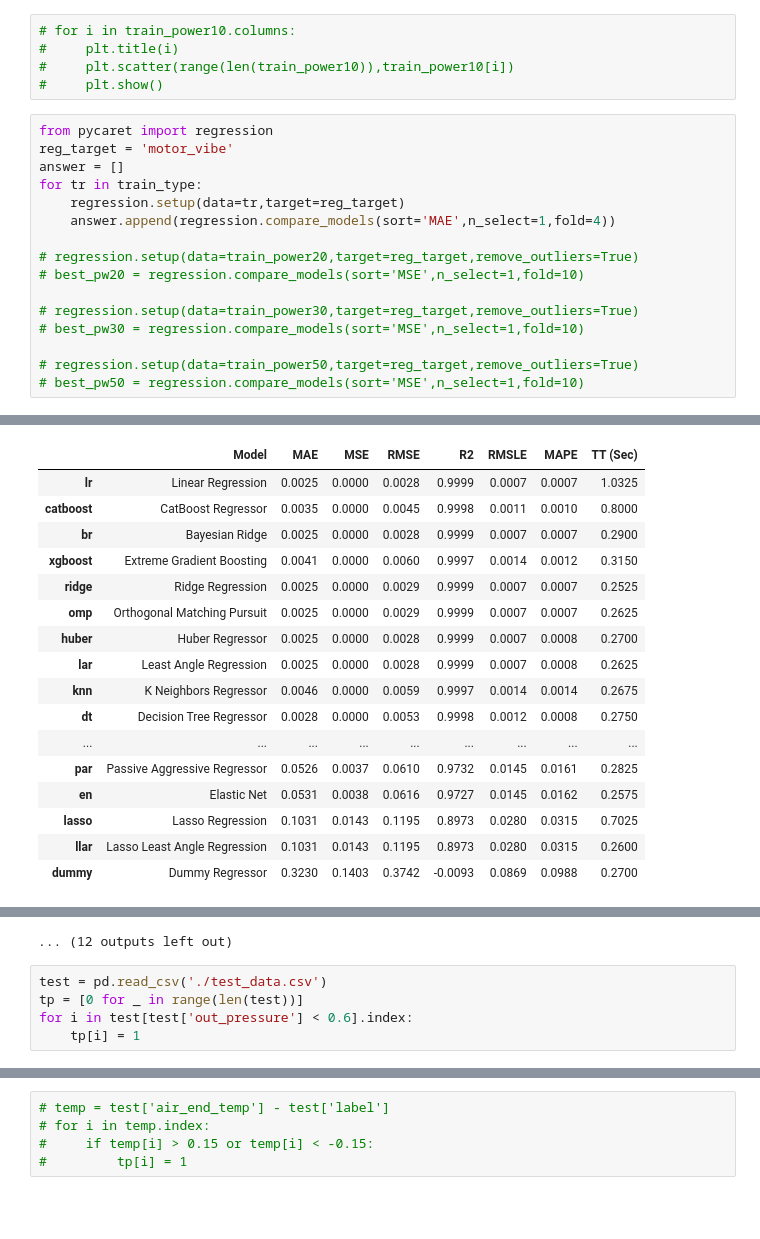
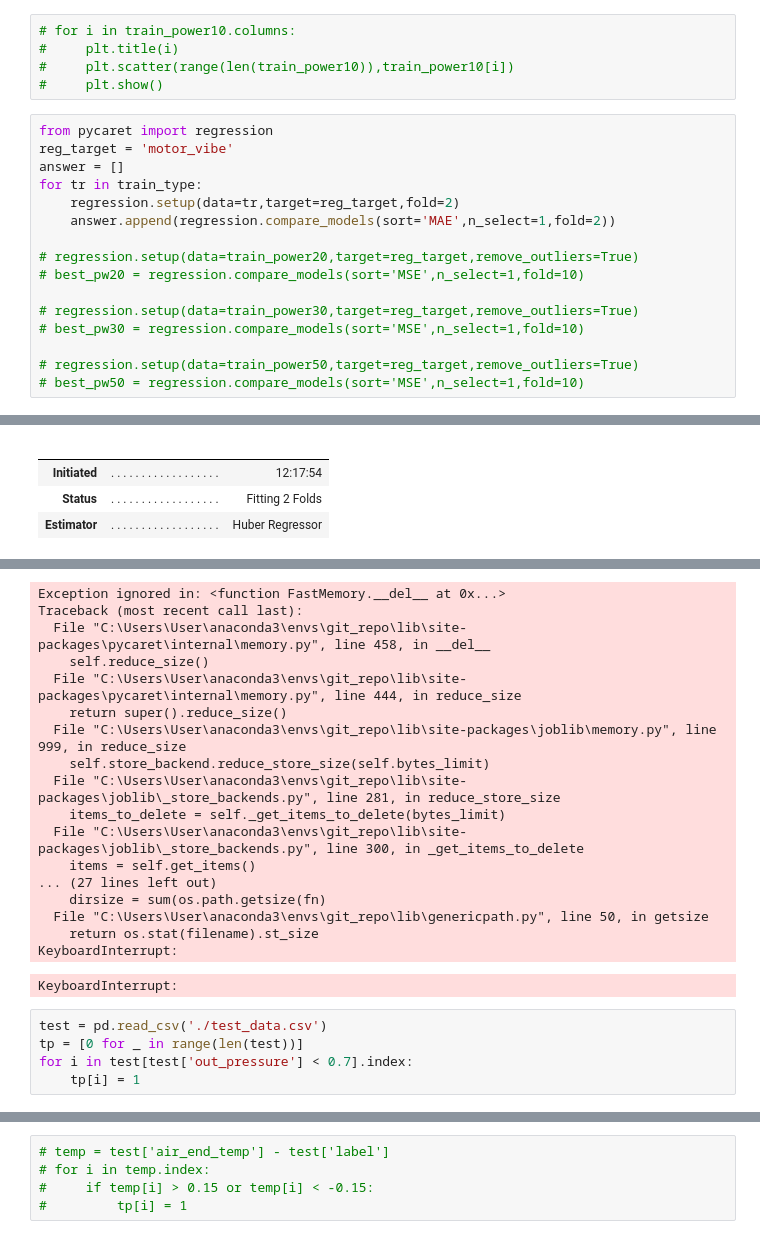
Before and after one commit to jjh0987/MyProject, a Jupyter notebook: pythonProject/AI_factory/2023_ai_spark/2023-04-14.ipynb, the cells around one changed output, grey strips where cells are left out. Saved outputs shown, nothing was run; the diff lists cells and outputs as text; blank space fills up the shorter version.

```diff
--- a/pythonProject/AI_factory/2023_ai_spark/2023-04-14.ipynb
+++ b/pythonProject/AI_factory/2023_ai_spark/2023-04-14.ipynb
@@ -141,8 +171,8 @@ from pycaret import regression
 reg_target = 'motor_vibe'
 answer = []
 for tr in train_type:
-    regression.setup(data=tr,target=reg_target)
-    answer.append(regression.compare_models(sort='MAE',n_select=1,fold=4))
+    regression.setup(data=tr,target=reg_target,fold=2)
+    answer.append(regression.compare_models(sort='MAE',n_select=1,fold=2))
 
 # regression.setup(data=train_power20,target=reg_target,remove_outliers=True)
 # best_pw20 = regression.compare_models(sort='MSE',n_select=1,fold=10)
@@ -174,17 +203,5 @@ for tr in train_type:
-|  | Model | MAE | MSE | RMSE | R2 | RMSLE | MAPE | TT (Sec) |
-| lr | Linear Regression | 0.0025 | 0.0000 | 0.0028 | 0.9999 | 0.0007 | 0.0007 | 1.0325 |
-| catboost | CatBoost Regressor | 0.0035 | 0.0000 | 0.0045 | 0.9998 | 0.0011 | 0.0010 | 0.8000 |
-| br | Bayesian Ridge | 0.0025 | 0.0000 | 0.0028 | 0.9999 | 0.0007 | 0.0007 | 0.2900 |
-| xgboost | Extreme Gradient Boosting | 0.0041 | 0.0000 | 0.0060 | 0.9997 | 0.0014 | 0.0012 | 0.3150 |
-| ridge | Ridge Regression | 0.0025 | 0.0000 | 0.0029 | 0.9999 | 0.0007 | 0.0007 | 0.2525 |
-| omp | Orthogonal Matching Pursuit | 0.0025 | 0.0000 | 0.0029 | 0.9999 | 0.0007 | 0.0007 | 0.2625 |
-| huber | Huber Regressor | 0.0025 | 0.0000 | 0.0028 | 0.9999 | 0.0007 | 0.0008 | 0.2700 |
-| lar | Least Angle Regression | 0.0025 | 0.0000 | 0.0028 | 0.9999 | 0.0007 | 0.0008 | 0.2625 |
-| knn | K Neighbors Regressor | 0.0046 | 0.0000 | 0.0059 | 0.9997 | 0.0014 | 0.0014 | 0.2675 |
-| dt | Decision Tree Regressor | 0.0028 | 0.0000 | 0.0053 | 0.9998 | 0.0012 | 0.0008 | 0.2750 |
-| ... | ... | ... | ... | ... | ... | ... | ... | ... |
-| par | Passive Aggressive Regressor | 0.0526 | 0.0037 | 0.0610 | 0.9732 | 0.0145 | 0.0161 | 0.2825 |
-| en | Elastic Net | 0.0531 | 0.0038 | 0.0616 | 0.9727 | 0.0145 | 0.0162 | 0.2575 |
-| lasso | Lasso Regression | 0.1031 | 0.0143 | 0.1195 | 0.8973 | 0.0280 | 0.0315 | 0.7025 |
-| llar | Lasso Least Angle Regression | 0.1031 | 0.0143 | 0.1195 | 0.8973 | 0.0280 | 0.0315 | 0.2600 |
-| dummy | Dummy Regressor | 0.3230 | 0.1403 | 0.3742 | -0.0093 | 0.0869 | 0.0988 | 0.2700 |
+|  |  |  |
+|  |  |  |
+| Initiated | . . . . . . . . . . . . . . . . . . | 12:17:54 |
+| Status | . . . . . . . . . . . . . . . . . . | Fitting 2 Folds |
+| Estimator | . . . . . . . . . . . . . . . . . . | Huber Regressor |
@@ -296,8 +218,25 @@ for tr in train_type:
-... (12 outputs left out)
+Exception ignored in: <function FastMemory.__del__ at 0x...>
+Traceback (most recent call last):
+  File "C:\Users\User\anaconda3\envs\git_repo\lib\site-packages\pycaret\internal\memory.py", line 458, in __del__
+    self.reduce_size()
+  File "C:\Users\User\anaconda3\envs\git_repo\lib\site-packages\pycaret\internal\memory.py", line 444, in reduce_size
+    return super().reduce_size()
+  File "C:\Users\User\anaconda3\envs\git_repo\lib\site-packages\joblib\memory.py", line 999, in reduce_size
+    self.store_backend.reduce_store_size(self.bytes_limit)
+  File "C:\Users\User\anaconda3\envs\git_repo\lib\site-packages\joblib\_store_backends.py", line 281, in reduce_store_size
+    items_to_delete = self._get_items_to_delete(bytes_limit)
+  File "C:\Users\User\anaconda3\envs\git_repo\lib\site-packages\joblib\_store_backends.py", line 300, in _get_items_to_delete
+    items = self.get_items()
+... (27 lines left out)
+    dirsize = sum(os.path.getsize(fn)
+  File "C:\Users\User\anaconda3\envs\git_repo\lib\genericpath.py", line 50, in getsize
+    return os.stat(filename).st_size
+KeyboardInterrupt:
+KeyboardInterrupt:
 # %%
 test = pd.read_csv('./test_data.csv')
 tp = [0 for _ in range(len(test))]
-for i in test[test['out_pressure'] < 0.6].index:
+for i in test[test['out_pressure'] < 0.7].index:
     tp[i] = 1
 # %%
 sum(tp)
```
Also changed, not shown: parts of 23 cells of this notebook, 5 other files.
